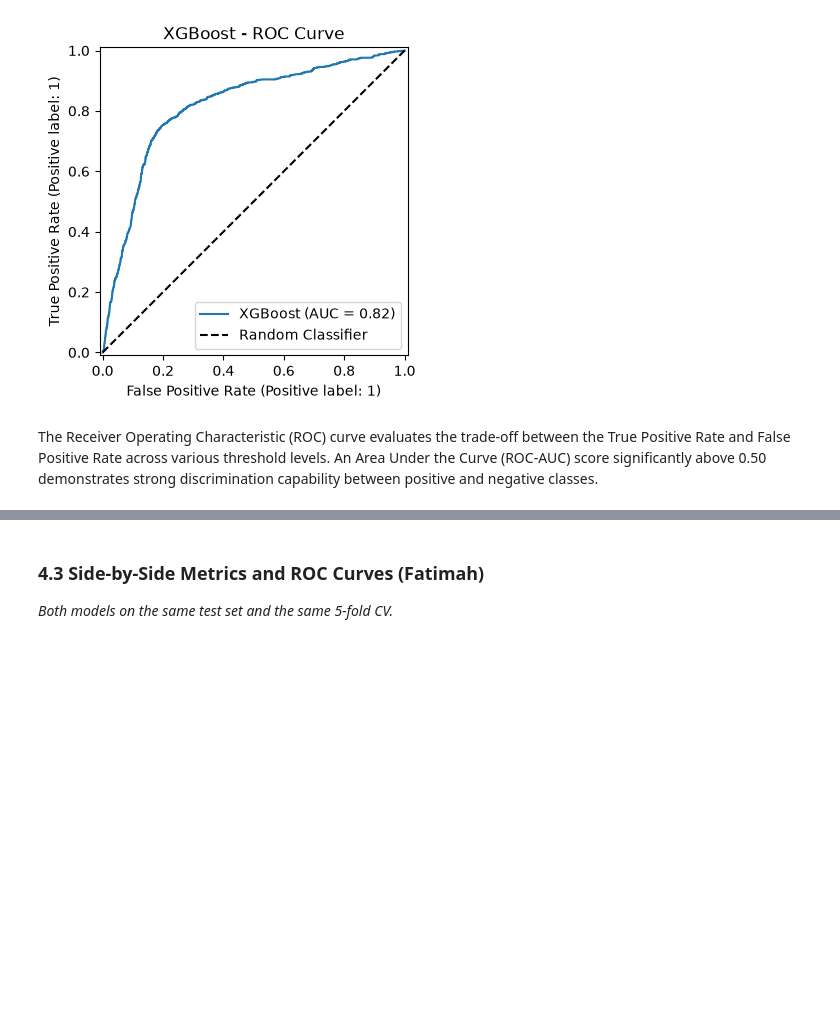
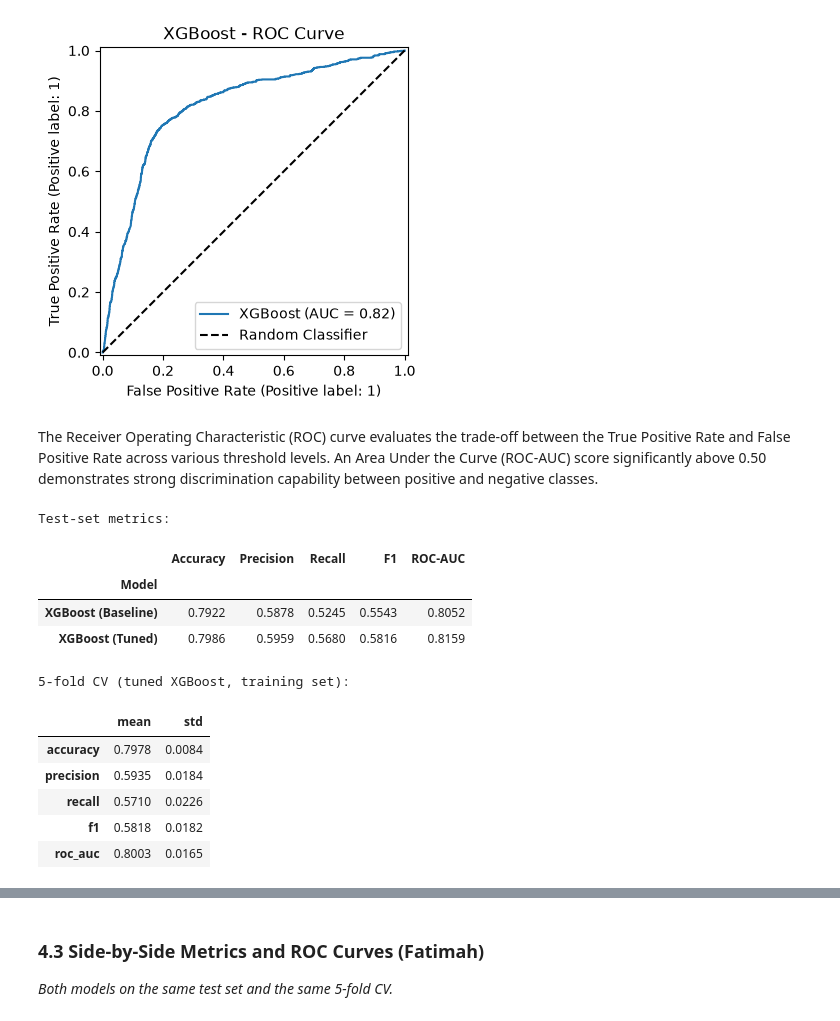
Before and after one commit to ManarAlrazin/SW485-Project-Group2, a Jupyter notebook: Phase1_Supervised_Learning.ipynb, the cells around one changed output, grey strips where cells are left out. Saved outputs shown, nothing was run; the diff lists cells and outputs as text; code cells hidden in the pictures; blank space fills up the shorter version.

Commit message:
Fix section 4.1 numbers, add Model 2 CV and error analysis, update requirements, clean dataset_info

```diff
--- a/Phase1_Supervised_Learning.ipynb
+++ b/Phase1_Supervised_Learning.ipynb
@@ -148,8 +148,7 @@ import xgboost as xgb
 # 1. Initialize the default XGBoost Classifier with the shared RANDOM_STATE
 xgb_default = xgb.XGBClassifier(
     random_state=RANDOM_STATE,
-    eval_metric='logloss',
-    use_label_encoder=False
+    eval_metric='logloss'
 )
 
 # 2. Train the baseline model on the training set
@@ -244,7 +240,7 @@ param_grid = {
 
 # 2. Setup GridSearchCV using the shared Stratified 5-Fold CV (`cv`)
 grid_search_xgb = GridSearchCV(
-    estimator=xgb.XGBClassifier(random_state=RANDOM_STATE, eval_metric='logloss', use_label_encoder=False),
+    estimator=xgb.XGBClassifier(random_state=RANDOM_STATE, eval_metric='logloss'),
     param_grid=param_grid,
     cv=cv,
     scoring='f1',
@@ -496,3 +489,35 @@ plt.show()
 [figure]
 # %% [markdown]
 The Receiver Operating Characteristic (ROC) curve evaluates the trade-off between the True Positive Rate and False Positive Rate across various threshold levels. An Area Under the Curve (ROC-AUC) score significantly above 0.50 demonstrates strong discrimination capability between positive and negative classes.
+# %%
+# Model 2: test-set metrics + 5-fold cross-validation
+from sklearn.base import clone
+
+# Side-by-side baseline vs tuned on the test set.
+metrics_table_xgb = pd.DataFrame([xgb_default_results, tuned_xgb_results]).set_index("Model")
+print("Test-set metrics:")
+display(metrics_table_xgb.round(4))
+
+# 5-fold stratified cross-validation of the TUNED model on the training set,
+# reported for every required metric (mean +/- std across folds).
+scoring = ["accuracy", "precision", "recall", "f1", "roc_auc"]
+cv_results_xgb = cross_validate(clone(best_xgb_model), X_train, y_train, cv=cv, scoring=scoring)
+cv_summary_xgb = pd.DataFrame(
+    {m: [cv_results_xgb[f"test_{m}"].mean(), cv_results_xgb[f"test_{m}"].std()] for m in scoring},
+    index=["mean", "std"],
+).T.round(4)
+print("\n5-fold CV (tuned XGBoost, training set):")
+display(cv_summary_xgb)
+# %% [output]
+Test-set metrics:
+|  | Accuracy | Precision | Recall | F1 | ROC-AUC |
+| Model |  |  |  |  |  |
+| XGBoost (Baseline) | 0.7922 | 0.5878 | 0.5245 | 0.5543 | 0.8052 |
+| XGBoost (Tuned) | 0.7986 | 0.5959 | 0.5680 | 0.5816 | 0.8159 |
+5-fold CV (tuned XGBoost, training set):
+|  | mean | std |
+| accuracy | 0.7978 | 0.0084 |
+| precision | 0.5935 | 0.0184 |
+| recall | 0.5710 | 0.0226 |
+| f1 | 0.5818 | 0.0182 |
+| roc_auc | 0.8003 | 0.0165 |
```
Also changed, not shown: parts of 6 cells of this notebook, 2 other files.
